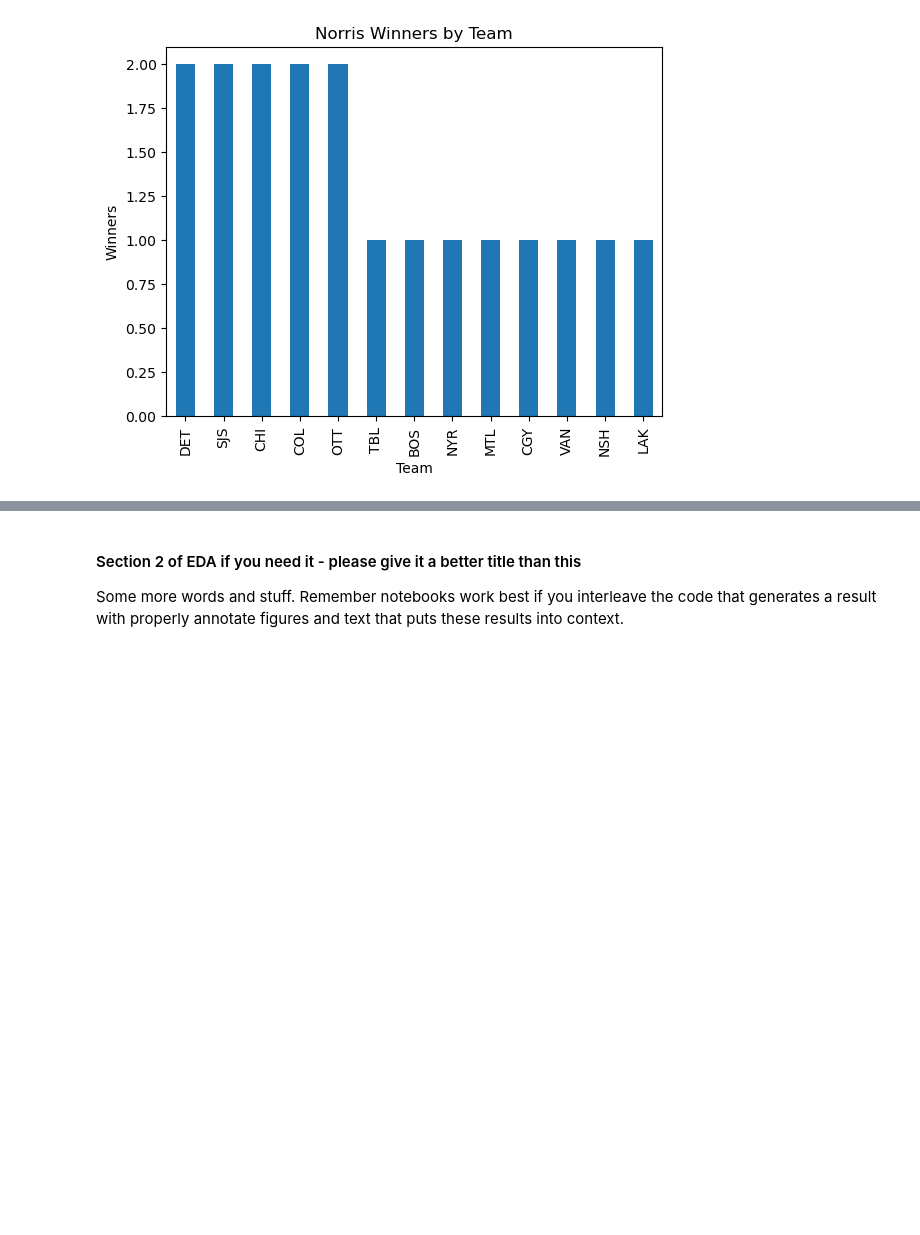
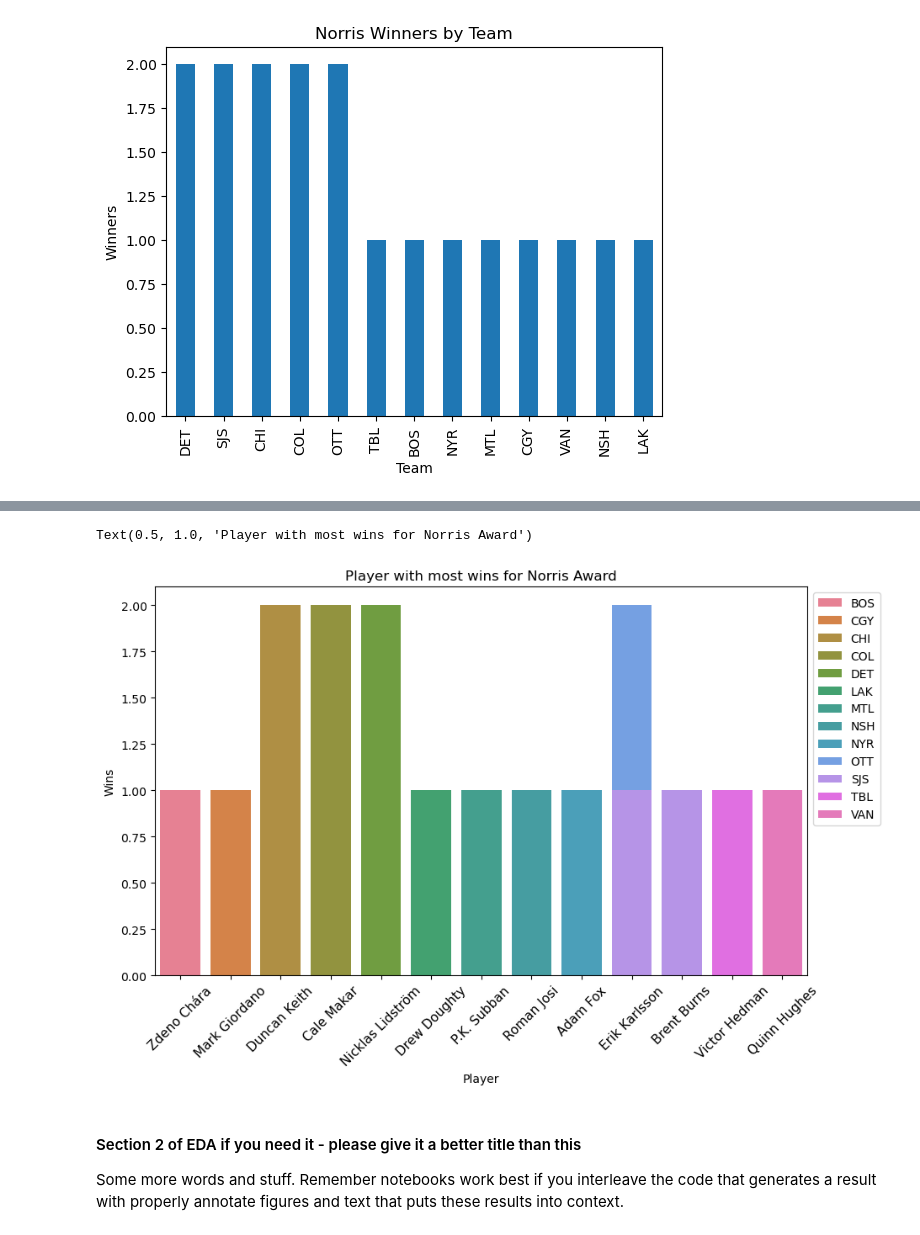
Before and after one commit to COGS108/Group118_WI26, a Jupyter notebook: 02-EDACheckpoint.ipynb, the cells around one changed output, grey strips where cells are left out. Drawn from its saved outputs; the diff is of its cells as text; code cells hidden in the pictures; blank space fills up the shorter version.

```diff
--- a/02-EDACheckpoint.ipynb
+++ b/02-EDACheckpoint.ipynb
@@ -233,3 +217,22 @@ Text(0.5, 1.0, 'Player with most Norris Awards')
+# %%
+top_players = norris_data[norris_data['Place'] == 1]
+fig, ax = plt.subplots(figsize=(10, 6))
+ax.tick_params(axis='x', labelsize=11, rotation=45)
+player_scores_norris = top_players.groupby(['Tm', 'Player'])['Place'].sum().reset_index()
+sns.barplot(data=player_scores_norris, x='Player', y='Place', hue='Tm', estimator=sum, errorbar=None, dodge=False)
+sns.move_legend(
+    ax,
+    "upper left",  # The location within the anchor box
+    bbox_to_anchor=(1, 1),  # Coordinates (x, y) where the anchor is placed
+    title=""
+)
+
+plt.xlabel('Player')
+plt.ylabel('Wins')
+plt.title('Player with most wins for Norris Award')
+# %% [output]
+Text(0.5, 1.0, 'Player with most wins for Norris Award')
+[figure, added]
 # %% [markdown]
 #### Section 2 of EDA if you need it  - please give it a better title than this
 
```
Also changed, not shown: parts of 5 cells of this notebook.
